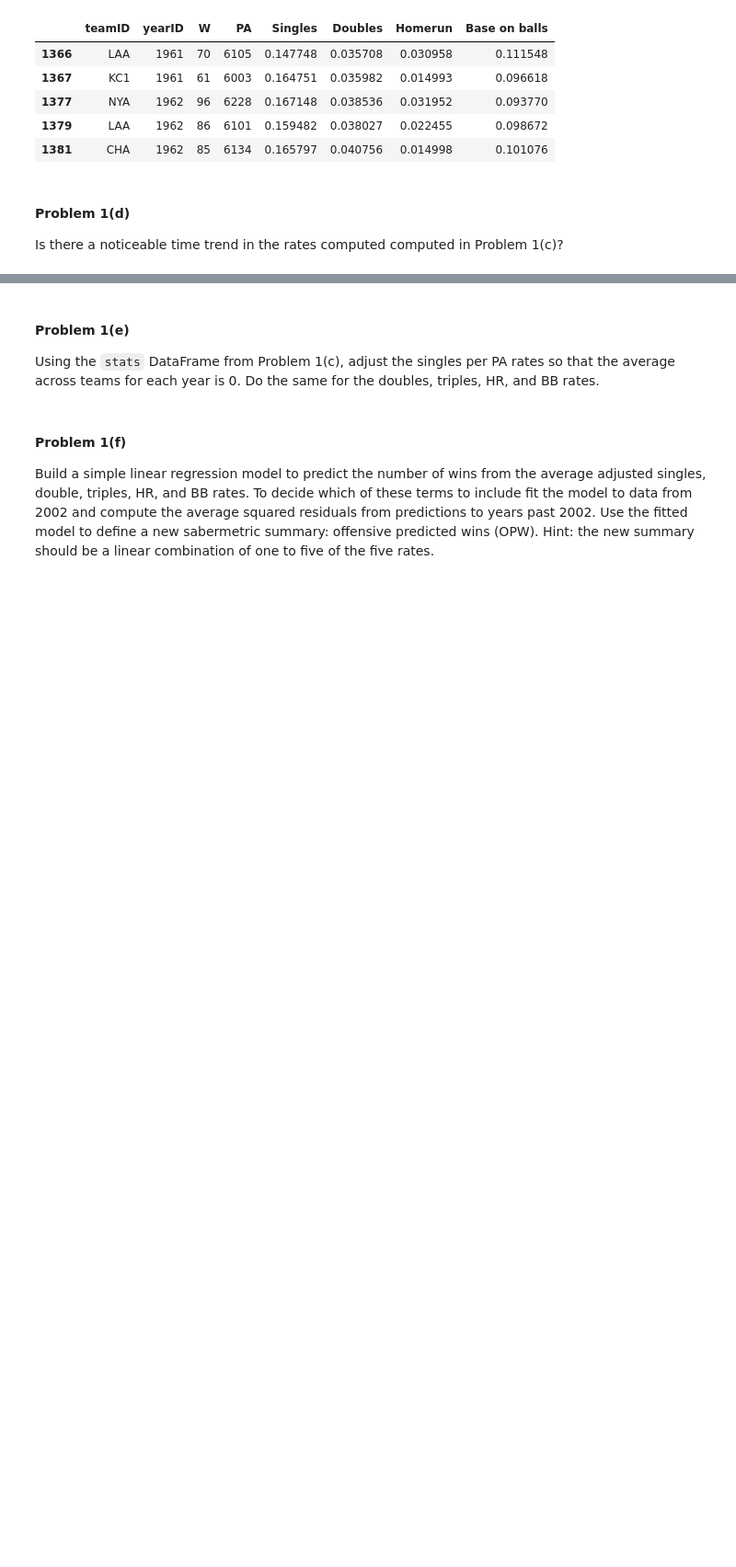
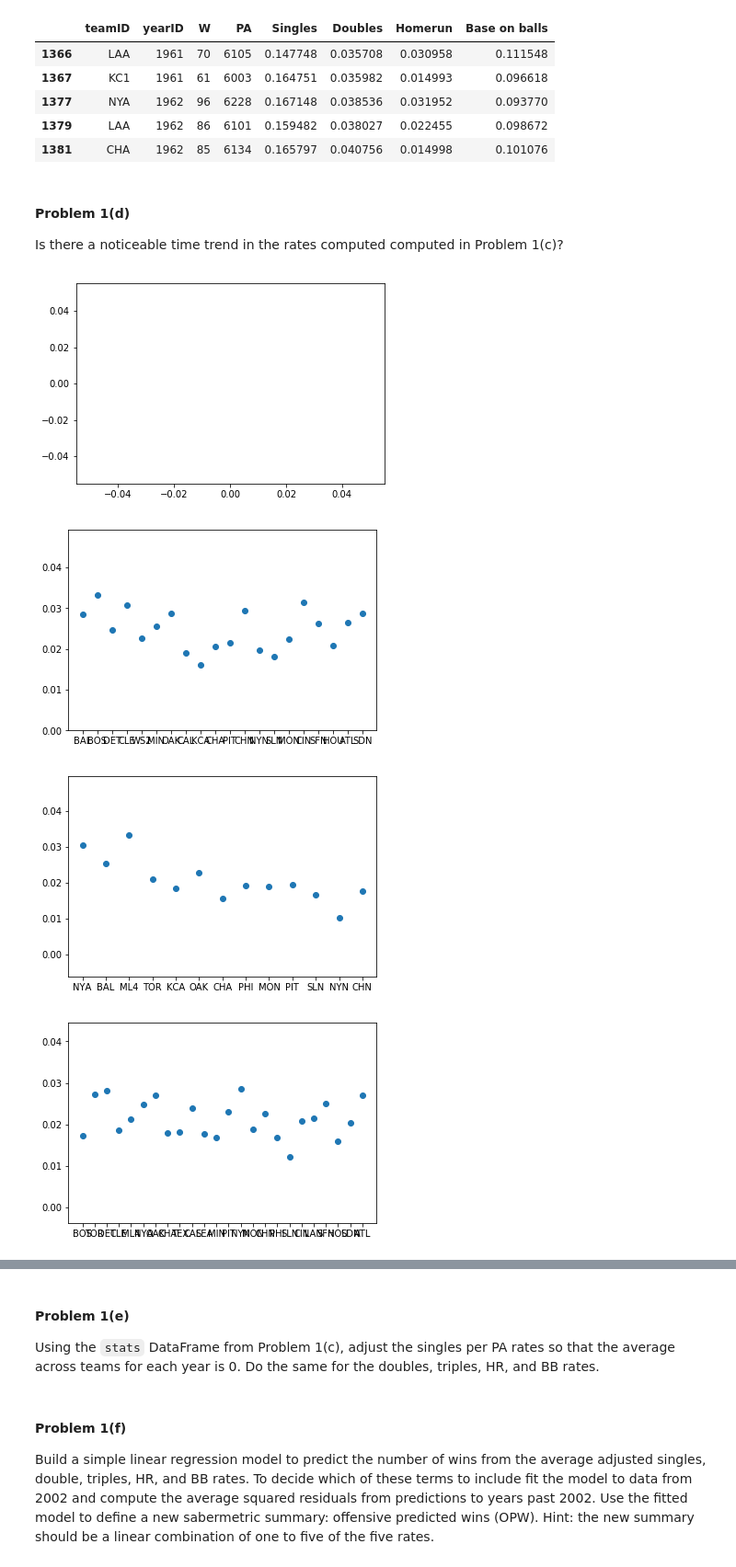
Before and after one commit to StevenDalderop/2014, a Jupyter notebook: homework/HW3.ipynb, the cells around one changed output, grey strips where cells are left out. Shown at 92% size. Saved outputs shown, nothing was run; the diff lists cells and outputs as text; code cells hidden in the pictures; blank space fills up the shorter version.

```diff
--- a/homework/HW3.ipynb
+++ b/homework/HW3.ipynb
@@ -157,0 +154,11 @@ Is there a noticeable time trend in the rates computed computed in Problem 1(c)?
+# %%
+year=np.arange(1960,2010,10)
+for y in year:
+    stats_new=stats[stats["yearID"]==y]
+    plt.scatter(stats_new["teamID"],stats_new["Homerun"])
+    plt.show()
+# %% [output]
+[figure, added]
+[figure, added]
+[figure, added]
+[figure, added]
```
Also changed, not shown: parts of 5 cells of this notebook.
